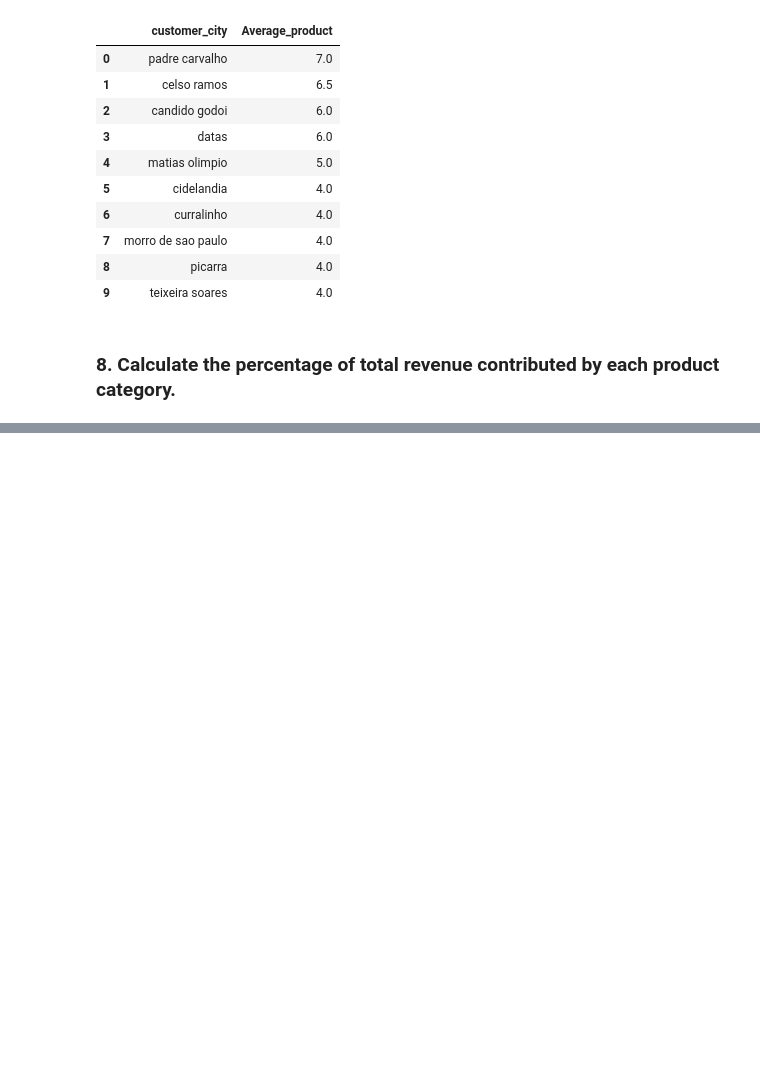
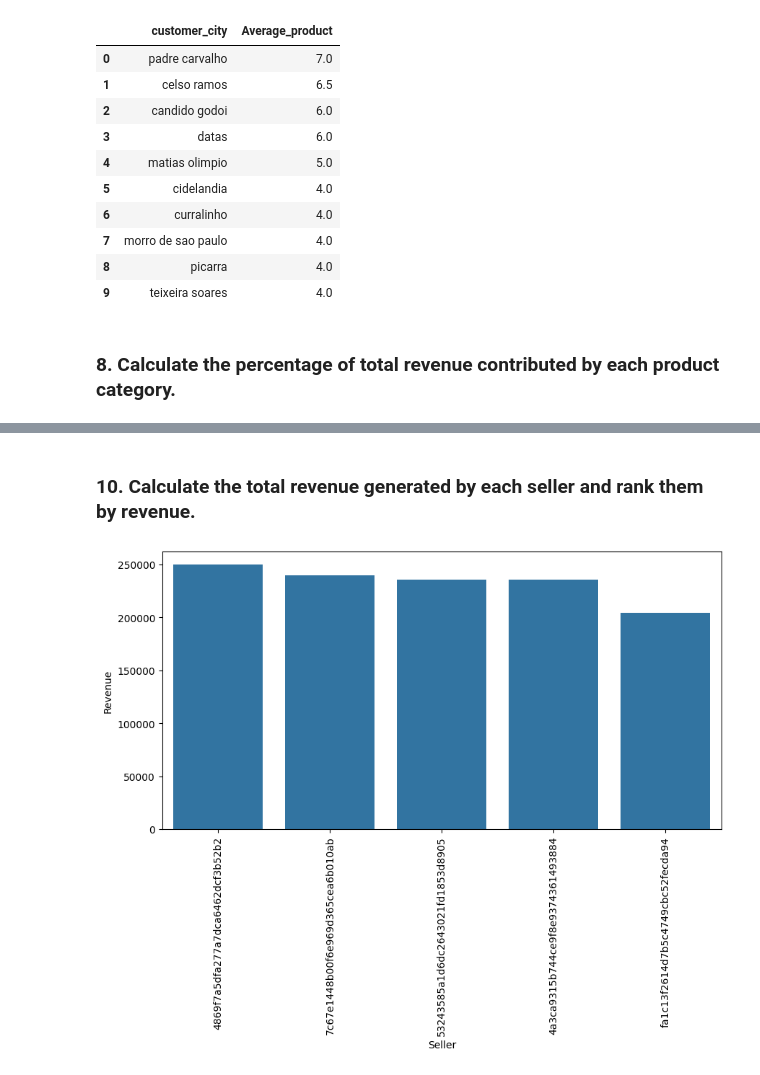
Before and after one commit to 87690ut/Power-BI-Portfolio, a Jupyter notebook: End_to_End_Ecommerce_SQL_Python_Power-BI/Python_EDA_and_Analysis/data_analysis.ipynb, the cells around one changed output, grey strips where cells are left out. Cells and saved outputs as stored; diff of their text form; code cells hidden in the pictures; blank space fills up the shorter version.

```diff
--- a/End_to_End_Ecommerce_SQL_Python_Power-BI/Python_EDA_and_Analysis/data_analysis.ipynb
+++ b/End_to_End_Ecommerce_SQL_Python_Power-BI/Python_EDA_and_Analysis/data_analysis.ipynb
@@ -188,0 +208,17 @@ df
+# %% [markdown]
+### 10. Calculate the total revenue generated by each seller and rank them by revenue.
+# %%
+query = """select order_items.seller_id as Seller, round(sum(order_items.price + order_items.freight_value ),2) as Revenue,
+dense_rank() over (order by round(sum(order_items.price + order_items.freight_value ),2) desc ) as seller_rank
+from order_items
+group by order_items.seller_id
+limit 5;"""
+result = pd.read_sql(query,con=engine)
+result
+df = pd.DataFrame(result)
+plt.figure(figsize=(10,5))
+sns.barplot(x = "Seller", y = "Revenue", data = df)
+plt.xticks(rotation = 90)
+plt.show()
+# %% [output]
+[figure, added]
```
Also changed, not shown: parts of 14 cells of this notebook.
